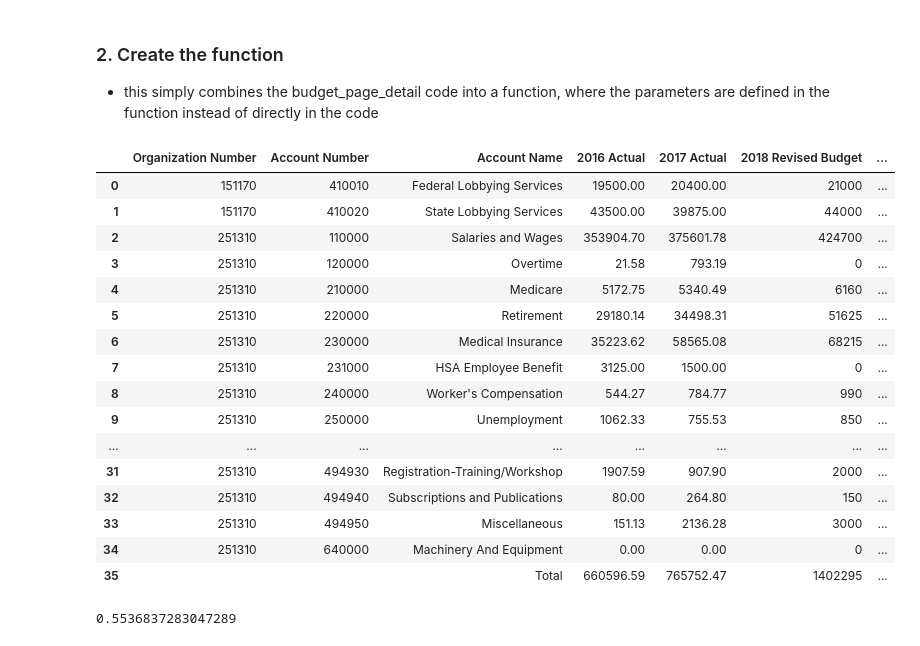
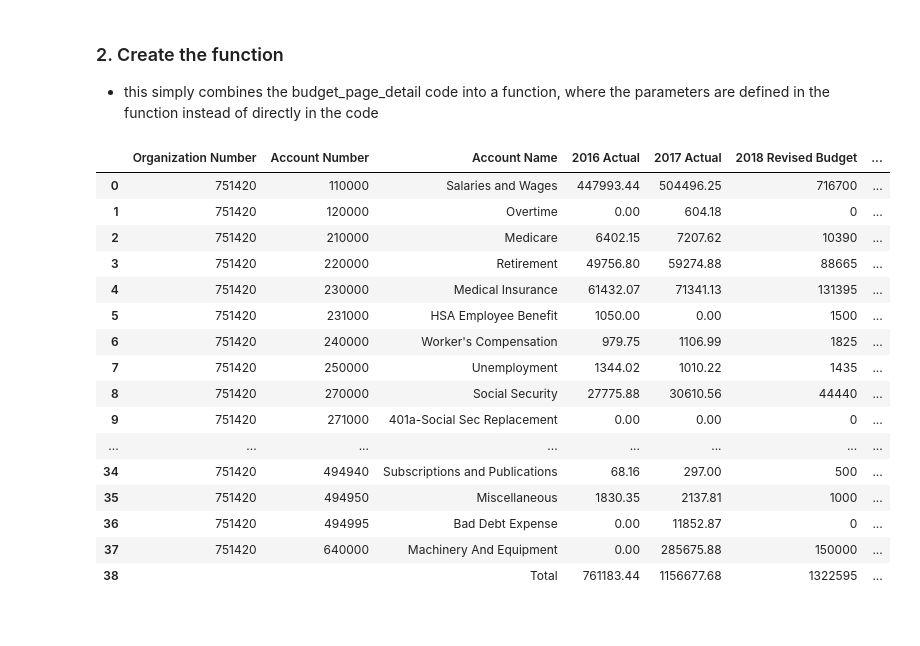
Before and after one commit to jdw686/Budget-Pages, a Jupyter notebook: Budget Tables.ipynb, the cells around one changed output. Saved outputs shown, nothing was run; the diff lists cells and outputs as text; code cells hidden in the pictures.

```diff
--- a/Budget Tables.ipynb
+++ b/Budget Tables.ipynb
@@ -142,27 +153,23 @@ def department_page(department, division, account_type = 'E'):
     budget_page_detail = budget_page_detail.reset_index()
     return budget_page_detail
 # %%
-test_page = department_page(3, 2)
+test_page = department_page(4, 7)
 test_page
 # %% [output]
 |  | Organization Number | Account Number | Account Name | 2016 Actual | 2017 Actual | 2018 Revised Budget | ... |
-| 0 | 151170 | 410010 | Federal Lobbying Services | 19500.00 | 20400.00 | 21000 | ... |
-| 1 | 151170 | 410020 | State Lobbying Services | 43500.00 | 39875.00 | 44000 | ... |
-| 2 | 251310 | 110000 | Salaries and Wages | 353904.70 | 375601.78 | 424700 | ... |
-| 3 | 251310 | 120000 | Overtime | 21.58 | 793.19 | 0 | ... |
-| 4 | 251310 | 210000 | Medicare | 5172.75 | 5340.49 | 6160 | ... |
-| 5 | 251310 | 220000 | Retirement | 29180.14 | 34498.31 | 51625 | ... |
-| 6 | 251310 | 230000 | Medical Insurance | 35223.62 | 58565.08 | 68215 | ... |
-| 7 | 251310 | 231000 | HSA Employee Benefit | 3125.00 | 1500.00 | 0 | ... |
-| 8 | 251310 | 240000 | Worker's Compensation | 544.27 | 784.77 | 990 | ... |
-| 9 | 251310 | 250000 | Unemployment | 1062.33 | 755.53 | 850 | ... |
+| 0 | 751420 | 110000 | Salaries and Wages | 447993.44 | 504496.25 | 716700 | ... |
+| 1 | 751420 | 120000 | Overtime | 0.00 | 604.18 | 0 | ... |
+| 2 | 751420 | 210000 | Medicare | 6402.15 | 7207.62 | 10390 | ... |
+| 3 | 751420 | 220000 | Retirement | 49756.80 | 59274.88 | 88665 | ... |
+| 4 | 751420 | 230000 | Medical Insurance | 61432.07 | 71341.13 | 131395 | ... |
+| 5 | 751420 | 231000 | HSA Employee Benefit | 1050.00 | 0.00 | 1500 | ... |
+| 6 | 751420 | 240000 | Worker's Compensation | 979.75 | 1106.99 | 1825 | ... |
+| 7 | 751420 | 250000 | Unemployment | 1344.02 | 1010.22 | 1435 | ... |
+| 8 | 751420 | 270000 | Social Security | 27775.88 | 30610.56 | 44440 | ... |
+| 9 | 751420 | 271000 | 401a-Social Sec Replacement | 0.00 | 0.00 | 0 | ... |
 | ... | ... | ... | ... | ... | ... | ... | ... |
-| 31 | 251310 | 494930 | Registration-Training/Workshop | 1907.59 | 907.90 | 2000 | ... |
-| 32 | 251310 | 494940 | Subscriptions and Publications | 80.00 | 264.80 | 150 | ... |
-| 33 | 251310 | 494950 | Miscellaneous | 151.13 | 2136.28 | 3000 | ... |
-| 34 | 251310 | 640000 | Machinery And Equipment | 0.00 | 0.00 | 0 | ... |
-| 35 |  |  | Total | 660596.59 | 765752.47 | 1402295 | ... |
+| 34 | 751420 | 494940 | Subscriptions and Publications | 68.16 | 297.00 | 500 | ... |
+| 35 | 751420 | 494950 | Miscellaneous | 1830.35 | 2137.81 | 1000 | ... |
+| 36 | 751420 | 494995 | Bad Debt Expense | 0.00 | 11852.87 | 0 | ... |
+| 37 | 751420 | 640000 | Machinery And Equipment | 0.00 | 285675.88 | 150000 | ... |
+| 38 |  |  | Total | 761183.44 | 1156677.68 | 1322595 | ... |
-# %%
-np.random.random()
-# %% [output]
-0.5536837283047289
```
Also changed, not shown: parts of 2 cells of this notebook.
